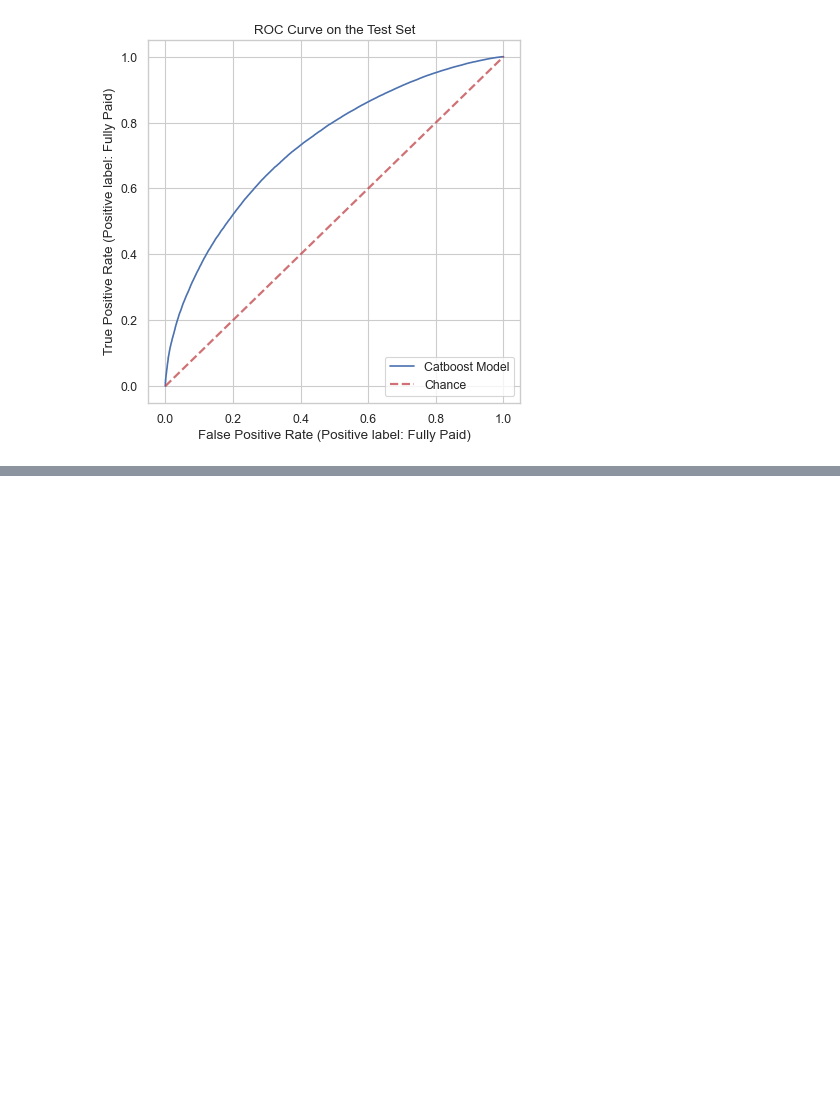
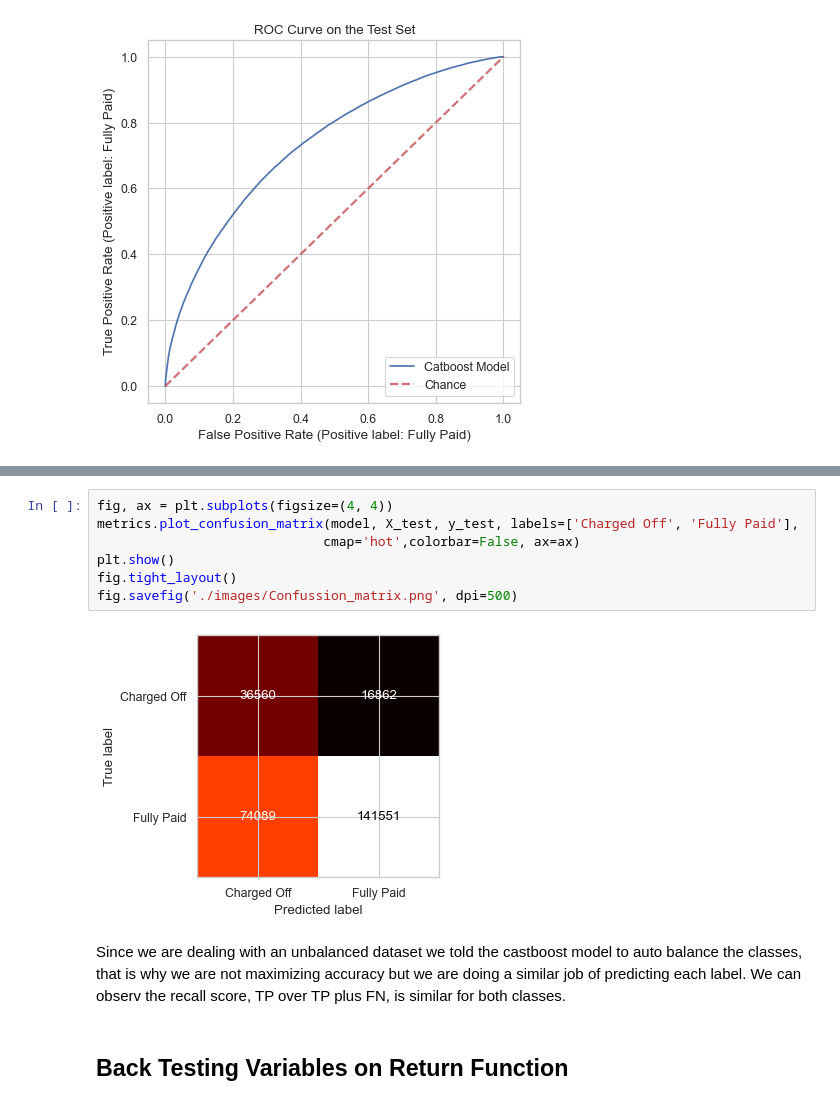
Before and after one commit to DanEllen/Lending-Club-Project, a Jupyter notebook: Lending Club Analysis.ipynb, the cells around one changed output, grey strips where cells are left out. Drawn from its saved outputs; the diff is of its cells as text; blank space fills up the shorter version.

```diff
--- a/Lending Club Analysis.ipynb
+++ b/Lending Club Analysis.ipynb
@@ -530,0 +523,13 @@ Example of the probability array:
+# %%
+fig, ax = plt.subplots(figsize=(4, 4))
+metrics.plot_confusion_matrix(model, X_test, y_test, labels=['Charged Off', 'Fully Paid'],
+                             cmap='hot',colorbar=False, ax=ax)
+plt.show()
+fig.tight_layout()
+fig.savefig('./images/Confussion_matrix.png', dpi=500)
+# %% [output]
+[figure, added]
+# %% [markdown]
+Since we are dealing with an unbalanced dataset we told the castboost model to auto balance the classes, that is why we are not maximizing accuracy but we are doing a similar job of predicting each label. We can observ the recall score, TP over TP plus FN, is similar for both classes.
+# %% [markdown]
+## Back Testing Variables on Return Function
```
Also changed, not shown: parts of 48 cells of this notebook, 2 other files.
